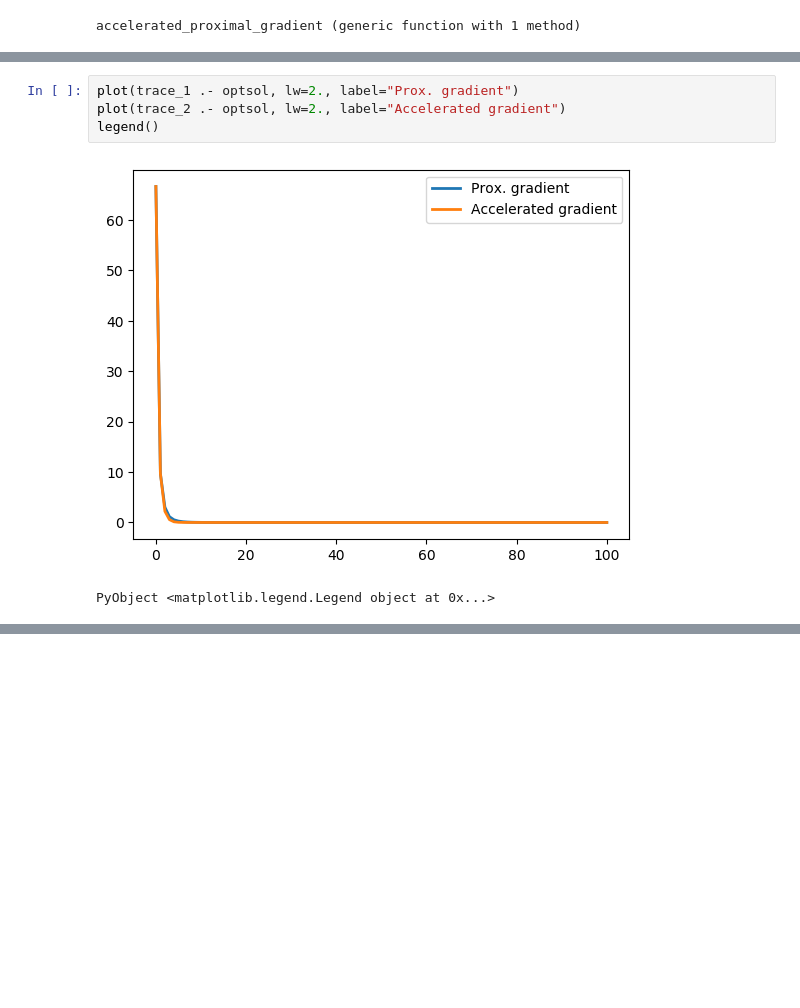
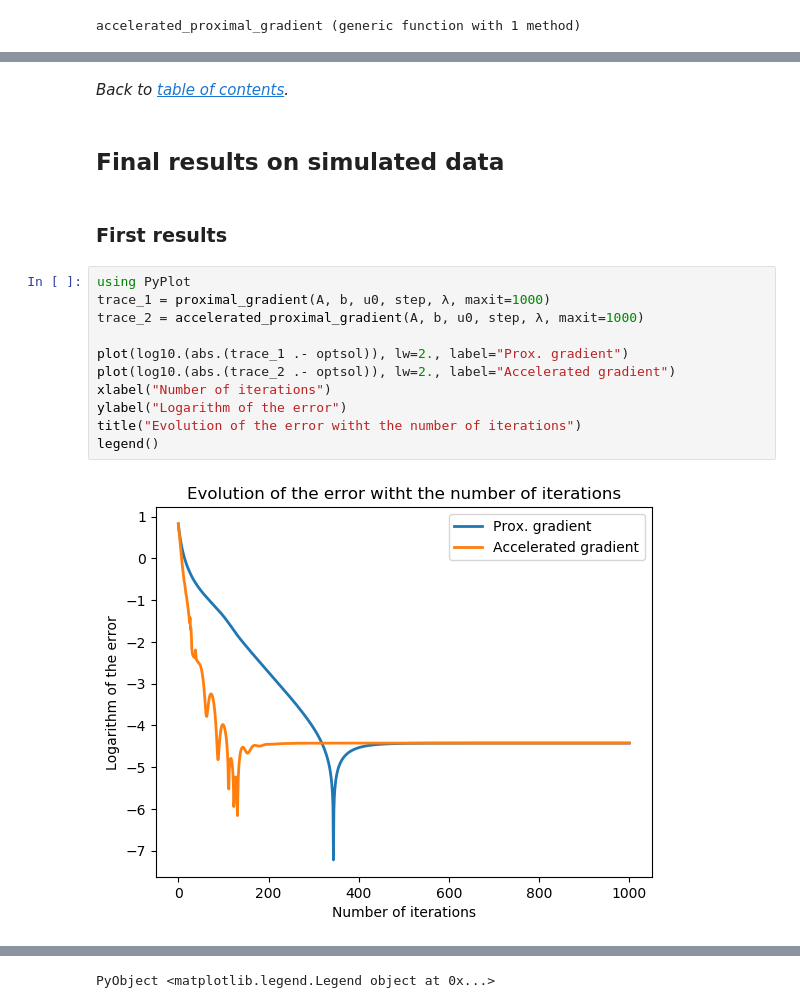
Before and after one commit to mzaffran/proximal_methods, a Jupyter notebook: proximal_gradient.ipynb, the cells around one changed output, grey strips where cells are left out. Cells and saved outputs as stored; diff of their text form; blank space fills up the shorter version.

```diff
--- a/proximal_gradient.ipynb
+++ b/proximal_gradient.ipynb
@@ -349,7 +174,19 @@ PyObject <matplotlib.legend.Legend object at 0x...>
-# %%
-plot(trace_1 .- optsol, lw=2., label="Prox. gradient")
-plot(trace_2 .- optsol, lw=2., label="Accelerated gradient")
-legend()
-# %% [output]
-[figure, removed]
-PyObject <matplotlib.legend.Legend object at 0x...>
+# %% [markdown]
+_Back to [table of contents](#toc)._
+# %% [markdown]
+## Final results on simulated data <a name="simulated"></a>
+# %% [markdown]
+### First results <a name="res_sim"></a>
+# %%
+using PyPlot
+trace_1 = proximal_gradient(A, b, u0, step, λ, maxit=1000)
+trace_2 = accelerated_proximal_gradient(A, b, u0, step, λ, maxit=1000)
+
+plot(log10.(abs.(trace_1 .- optsol)), lw=2., label="Prox. gradient")
+plot(log10.(abs.(trace_2 .- optsol)), lw=2., label="Accelerated gradient")
+xlabel("Number of iterations")
+ylabel("Logarithm of the error")
+title("Evolution of the error witht the number of iterations")
+legend()
+# %% [output]
+[figure, added]
@@ -355,0 +194 @@ PyObject <matplotlib.legend.Legend object at 0x...>
+PyObject <matplotlib.legend.Legend object at 0x...>
```
Also changed, not shown: parts of 52 cells of this notebook.
